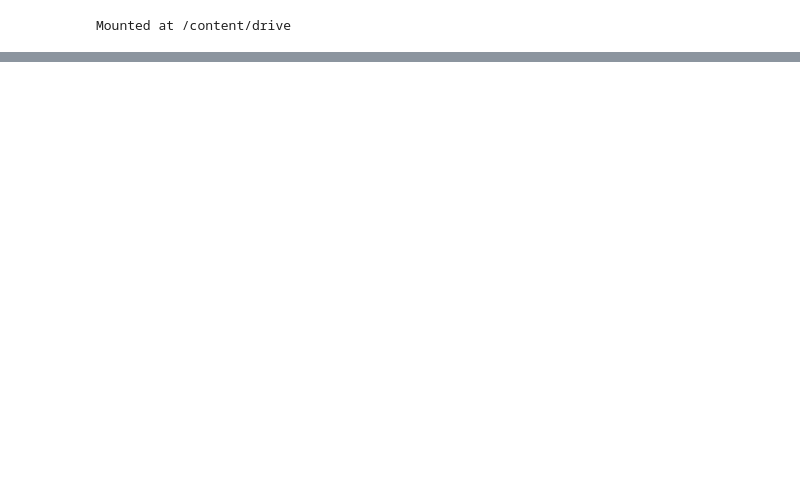
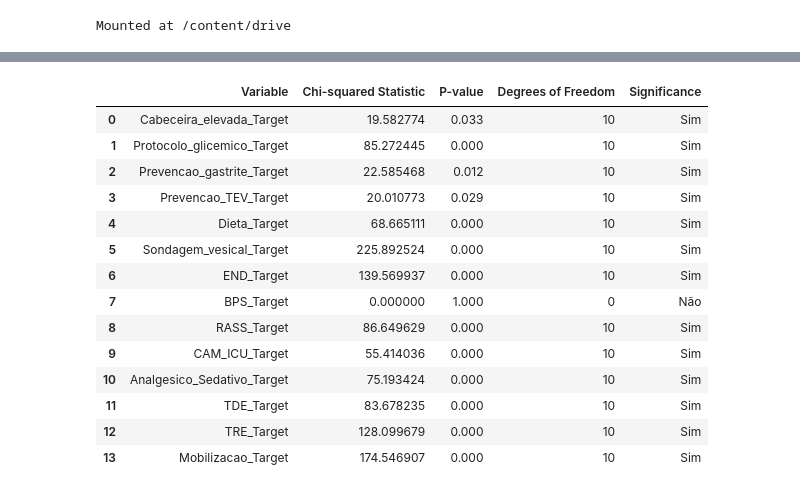
Before and after one commit to lbcarv1972/ICU-Liberation, a Jupyter notebook: ICU_Liberation_1.ipynb, the cells around one changed output, grey strips where cells are left out. Drawn from its saved outputs; the diff is of its cells as text; code cells hidden in the pictures; blank space fills up the shorter version.

```diff
--- a/ICU_Liberation_1.ipynb
+++ b/ICU_Liberation_1.ipynb
@@ -1089,0 +981,51 @@ See the caveats in the documentation: https://pandas.pydata.org/pandas-docs/stab
+# %%
+# Analyze all binary variables of Inputs in relation to Month_Year
+
+# Since your target variables are binary (indicating whether a certain goal was met or not) and 'Mes_Ano' is categorical, we'll use a method called Chi-squared test for independence.
+# It's appropriate for testing the relationship between two categorical variables, especially when dealing with binary outcomes.
+
+# Convert Date column to Month_Year
+df['Mes_Ano'] = df['Data'].dt.strftime('%m-%Y')
+
+# Convert the Month_Year column to categorical
+df['Mes_Ano'] = pd.Categorical(df['Mes_Ano'])
+
+# Perform Chi-square analysis
+
+# Corrected the column name to match the DataFrame:
+binary_vars = ['Cabeceira_elevada_Target', 'Protocolo_glicemico_Target', 'Prevencao_gastrite_Target', 'Prevencao_TEV_Target', 'Dieta_Target', 'Sondagem_vesical_Target', 'END_Target', 'BPS_Target', 'RASS_Target', 'CAM_ICU_Target', 'Analgesico_Sedativo_Target', 'TDE_Target', 'TRE_Target', 'Mobilizacao_Target']
+
+results = []
+for var in binary_vars:
+  contingency_table = pd.crosstab(df['Mes_Ano'], df[var])
+  chi2_stat, p_val, dof, expected = stats.chi2_contingency(contingency_table)
+  significance = "Sim" if p_val < 0.05 else "Não"  # Determine significance
+  results.append([var, chi2_stat, f'{p_val:.3f}', dof, significance])
+
+results_df = pd.DataFrame(results, columns=['Variable', 'Chi-squared Statistic', 'P-value', 'Degrees of Freedom', 'Significance'])
+
+# Apply styling
+def highlight_significance(s):
+    is_significant = s == "Sim"
+    return ['background-color: salmon' if v else '' for v in is_significant]
+
+styled_results_df = results_df.style.apply(highlight_significance, subset=['Significance'])
+
+# Display the styled table
+display(styled_results_df)
+# %% [output]
+|  | Variable | Chi-squared Statistic | P-value | Degrees of Freedom | Significance |
+| 0 | Cabeceira_elevada_Target | 19.582774 | 0.033 | 10 | Sim |
+| 1 | Protocolo_glicemico_Target | 85.272445 | 0.000 | 10 | Sim |
+| 2 | Prevencao_gastrite_Target | 22.585468 | 0.012 | 10 | Sim |
+| 3 | Prevencao_TEV_Target | 20.010773 | 0.029 | 10 | Sim |
+| 4 | Dieta_Target | 68.665111 | 0.000 | 10 | Sim |
+| 5 | Sondagem_vesical_Target | 225.892524 | 0.000 | 10 | Sim |
+| 6 | END_Target | 139.569937 | 0.000 | 10 | Sim |
+| 7 | BPS_Target | 0.000000 | 1.000 | 0 | Não |
+| 8 | RASS_Target | 86.649629 | 0.000 | 10 | Sim |
+| 9 | CAM_ICU_Target | 55.414036 | 0.000 | 10 | Sim |
+| 10 | Analgesico_Sedativo_Target | 75.193424 | 0.000 | 10 | Sim |
+| 11 | TDE_Target | 83.678235 | 0.000 | 10 | Sim |
+| 12 | TRE_Target | 128.099679 | 0.000 | 10 | Sim |
+| 13 | Mobilizacao_Target | 174.546907 | 0.000 | 10 | Sim |
```
Also changed, not shown: parts of 110 cells of this notebook.
